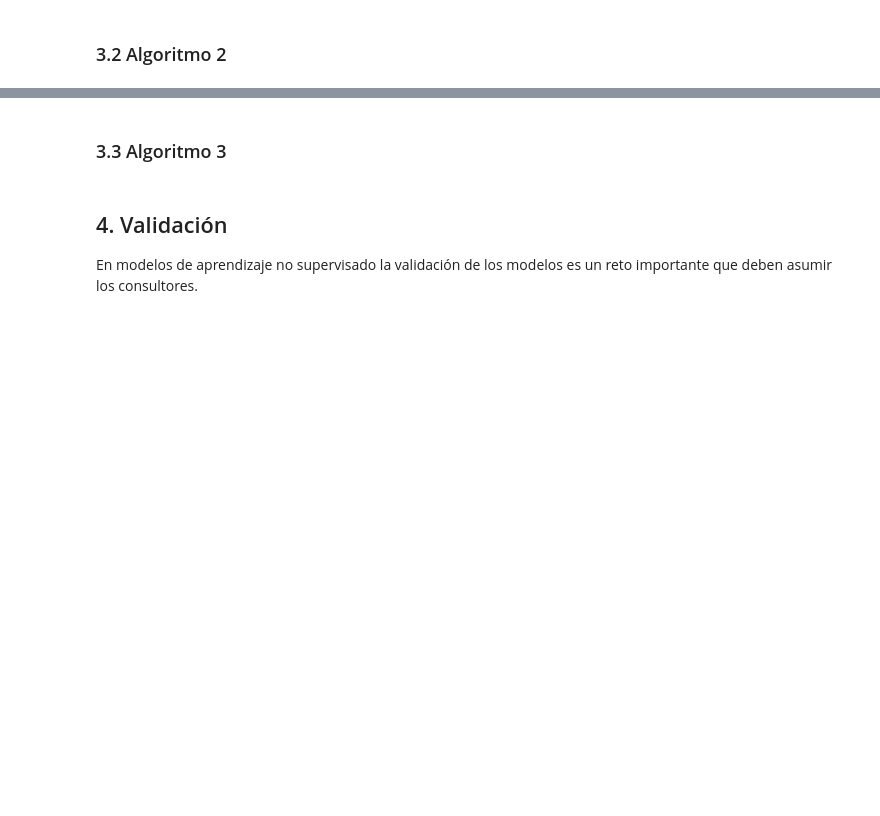
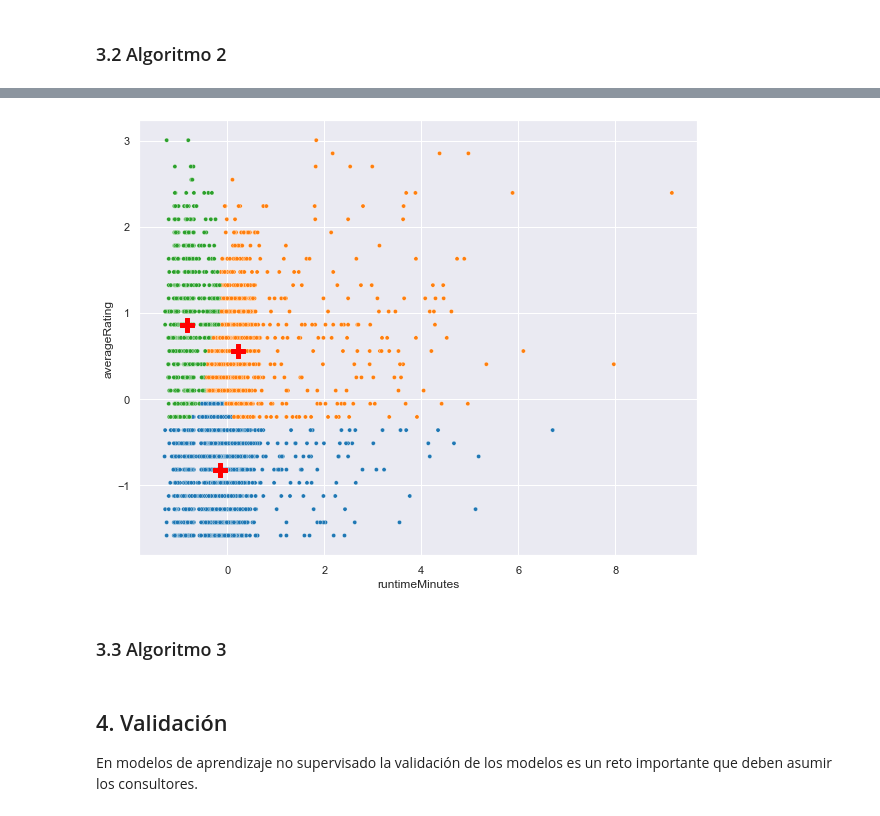
Before and after one commit to montejs3/Bi, a Jupyter notebook: LabBi/lab.ipynb, the cells around one changed output, grey strips where cells are left out. Cells and saved outputs as stored; diff of their text form; code cells hidden in the pictures; blank space fills up the shorter version.

```diff
--- a/LabBi/lab.ipynb
+++ b/LabBi/lab.ipynb
@@ -519,3 +536,12 @@ plt.show()
+# %%
+fig, ax = plt.subplots(figsize = (10, 8))
+ax = sns.scatterplot(x = X[:,0], y = X[:,1], hue = kmedoids.labels_, palette = 'tab10', size = 1, legend = False)
+ax.scatter(x = kmedoids.cluster_centers_[:,0], y = kmedoids.cluster_centers_[:,1], c = 'red', s = 200, marker = 'P')
+plt.xlabel('runtimeMinutes')
+plt.ylabel('averageRating')
+plt.show()
+# %% [output]
+[figure, added]
 # %% [markdown]
 ### 3.3 Algoritmo 3
 # %% [markdown]
```
Also changed, not shown: parts of 15 cells of this notebook.
